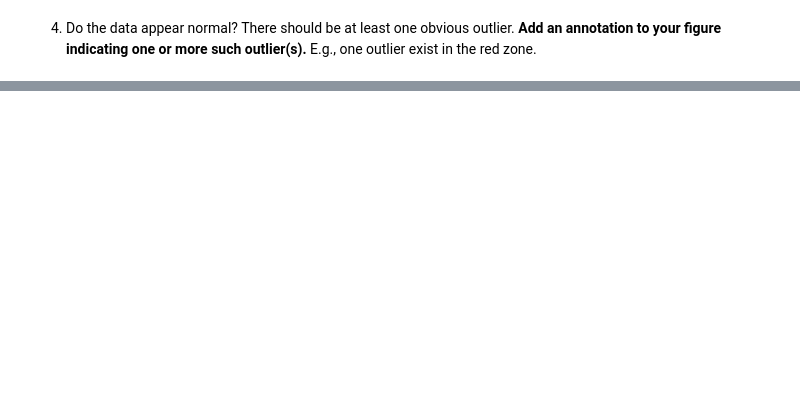
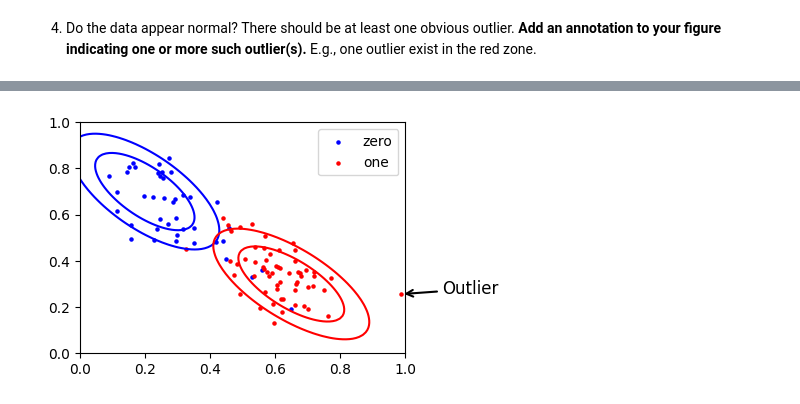
Before and after one commit to kuanyi0226/2024-fall-Introduction_to_data_science, a Jupyter notebook: hw1/hw1_mixture_of_normals.ipynb, the cells around one changed output, grey strips where cells are left out. Drawn from its saved outputs; the diff is of its cells as text; code cells hidden in the pictures; blank space fills up the shorter version.

```diff
--- a/hw1/hw1_mixture_of_normals.ipynb
+++ b/hw1/hw1_mixture_of_normals.ipynb
@@ -58,0 +130,38 @@ Text(1.2, 0.2, 'outlier')
+# %%
+# Plot the contours
+plt.figure(figsize=(4.2, 3))
+plt.scatter(points[labels == 0, 0], points[labels == 0, 1], c='blue', label='zero', marker='o', s=5)
+plt.scatter(points[labels == 1, 0], points[labels == 1, 1], c='red', label='one', marker='o', s=5)
+
+# Plot contours for cluster 0 (blue)
+plt.contour(X, Y, Z0, levels=[chi2_scores[0], chi2_scores[1]], colors='blue')
+# Plot contours for cluster 1 (red)
+plt.contour(X, Y, Z1, levels=[chi2_scores[0], chi2_scores[1]], colors='red')
+
+# Annotate outliers
+potential_outliers = points[points[:, 0] > 0.8]
+
+# Determine the outlier with the largest x value
+if potential_outliers.size > 0:
+    largest_x_outlier = max(potential_outliers, key=lambda point: point[0])
+else:
+    largest_x_outlier = None
+
+# Annotate the outlier with the largest x value
+if largest_x_outlier is not None:
+    plt.annotate('Outlier',
+                 (largest_x_outlier[0], largest_x_outlier[1]),
+                 textcoords="offset points",
+                 xytext=(50,0),
+                 ha='center',
+                 fontsize=12,
+                 color='black',
+                 arrowprops=dict(arrowstyle='->', lw=1.5))
+
+plt.xlim(0, 1)
+plt.ylim(0, 1)
+
+plt.legend()
+plt.show()
+# %% [output]
+[figure, added]
```
Also changed, not shown: parts of 10 cells of this notebook.
